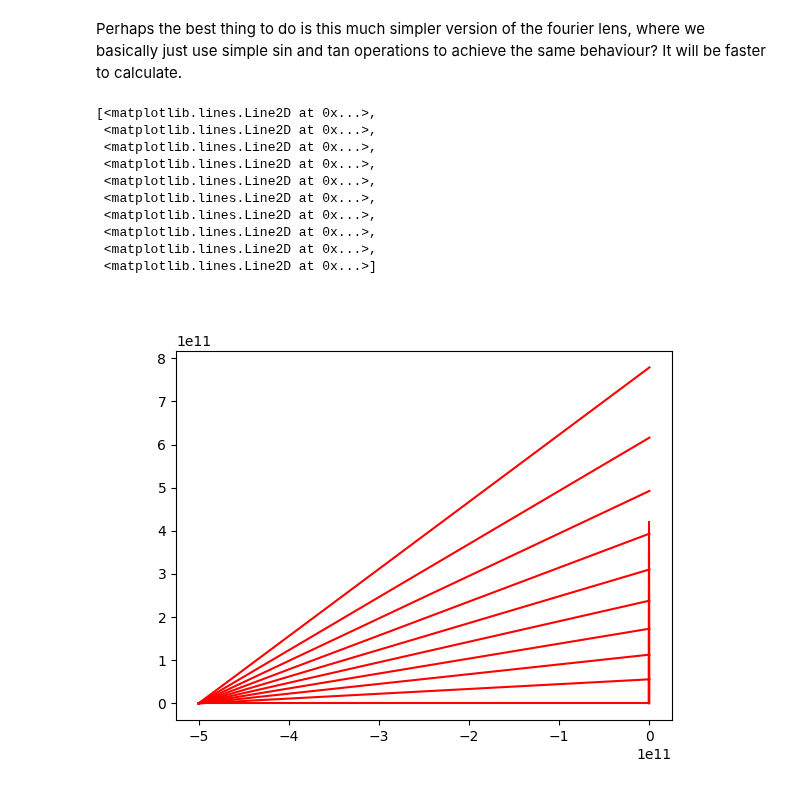
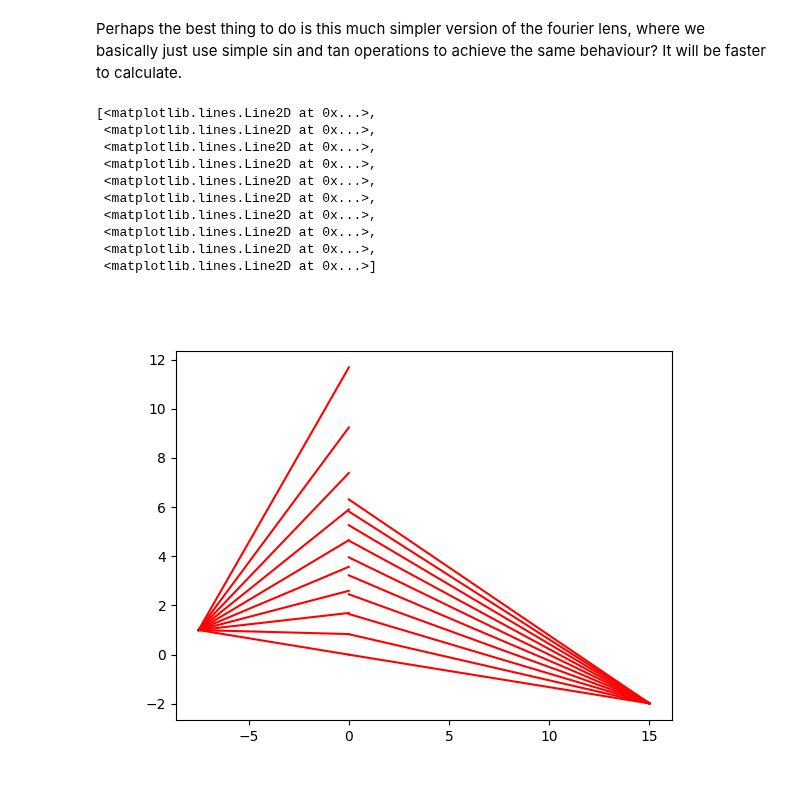
Before and after one commit to DavidLanders95/MonteCarloMS, a Jupyter notebook: lens.ipynb, the cells around one changed output. Saved outputs shown, nothing was run; the diff lists cells and outputs as text; code cells hidden in the pictures.

```diff
--- a/lens.ipynb
+++ b/lens.ipynb
@@ -218,33 +218,33 @@ vz_pp1 = z1
 v_mag = np.sqrt(vy_pp1**2 + vz_pp1**2)
 
 # And it's direction cosines
 M1_p = vy_pp1 / v_mag
 
 f = 5
 m = -2.0
 
-z1 = f * ((1 / m_p) - 1)
-z2 = f * (1 - m_p)
+z1 = f * ((1 / m) - 1)
+z2 = f * (1 - m)
 
 z1s = np.linspace(z1, z1, N)
 z2s = np.linspace(z2, z2, N)
 
 y1_l = np.tan(theta) * np.abs(z1)
 y1_r = np.sin(theta) * np.abs(z1)
 y2 = M1_p * z2
 
 plt.figure()
 plt.plot([z1s, np.zeros(len(z1s))], [y0, y1_l], '-r')
 plt.plot([np.zeros(len(z1s)), z2s], [y1_r, y2], '-r')
 # %% [output]
 [<matplotlib.lines.Line2D at 0x...>,
  <matplotlib.lines.Line2D at 0x...>,
  <matplotlib.lines.Line2D at 0x...>,
  <matplotlib.lines.Line2D at 0x...>,
  <matplotlib.lines.Line2D at 0x...>,
  <matplotlib.lines.Line2D at 0x...>,
  <matplotlib.lines.Line2D at 0x...>,
  <matplotlib.lines.Line2D at 0x...>,
  <matplotlib.lines.Line2D at 0x...>,
  <matplotlib.lines.Line2D at 0x...>]
-[figure, old version]
+[figure, new version]
```
